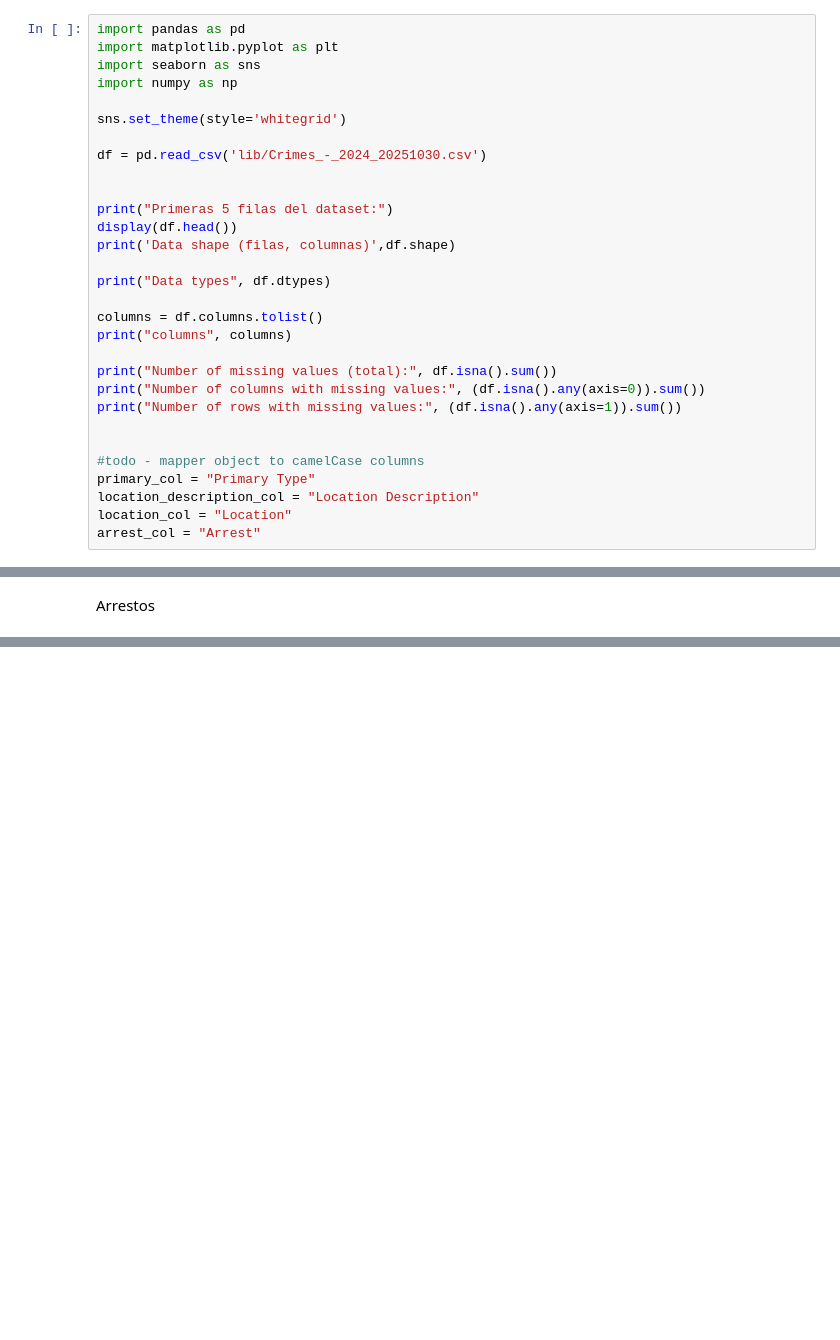
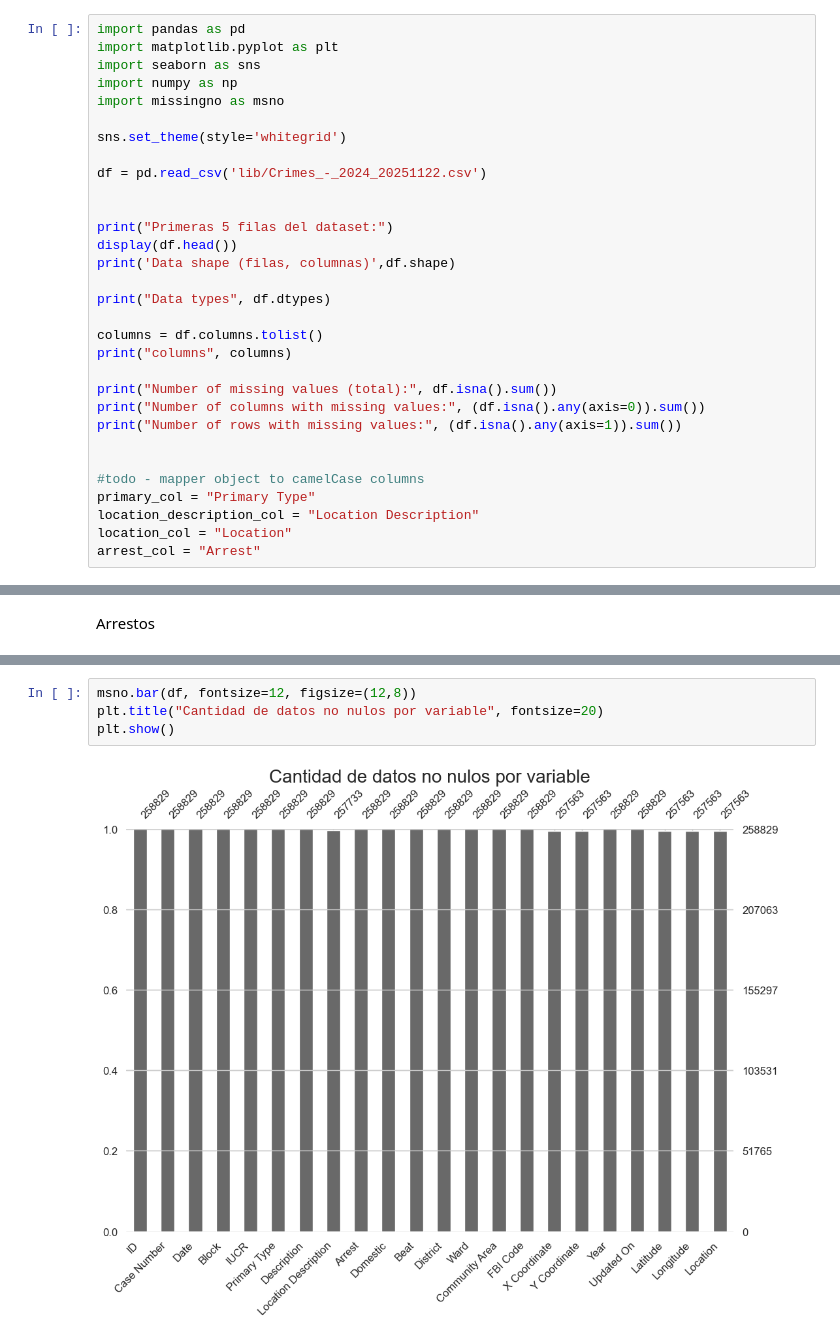
Before and after one commit to AlejandroValle99/trabajo_practico-AdD_g8, a Jupyter notebook: main.ipynb, the cells around one changed output, grey strips where cells are left out. Cells and saved outputs as stored; diff of their text form; blank space fills up the shorter version.

```diff
--- a/main.ipynb
+++ b/main.ipynb
@@ -11,10 +11,11 @@ import pandas as pd
 import matplotlib.pyplot as plt
 import seaborn as sns
 import numpy as np
+import missingno as msno
 
 sns.set_theme(style='whitegrid')
 
-df = pd.read_csv('lib/Crimes_-_2024_20251030.csv')
+df = pd.read_csv('lib/Crimes_-_2024_20251122.csv')
 
 
 print("Primeras 5 filas del dataset:")
@@ -178,0 +240,6 @@ Name: count, dtype: int64
+# %%
+msno.bar(df, fontsize=12, figsize=(12,8))
+plt.title("Cantidad de datos no nulos por variable", fontsize=20)
+plt.show()
+# %% [output]
+[figure, added]
```
Also changed, not shown: parts of 7 cells of this notebook, 3 other files.
